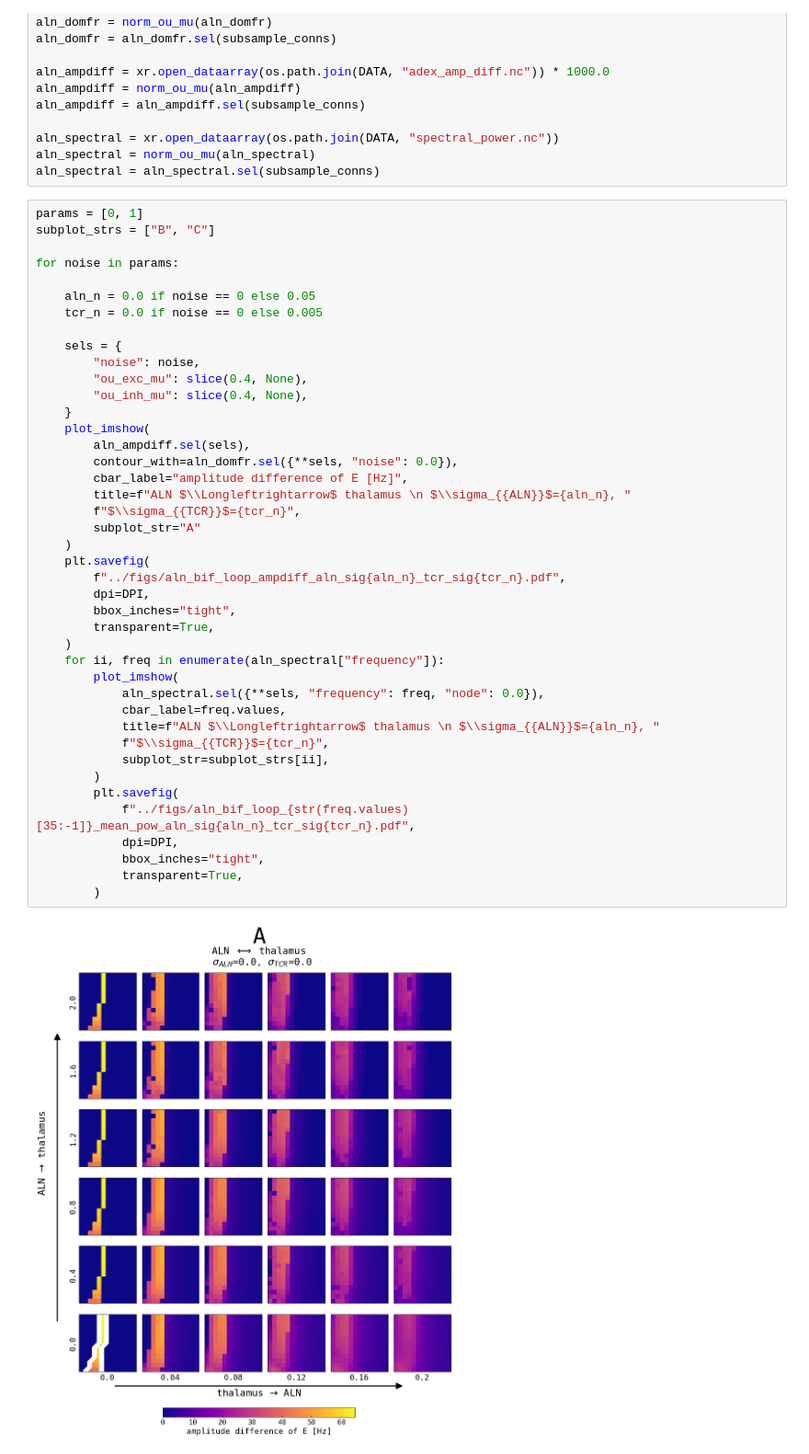
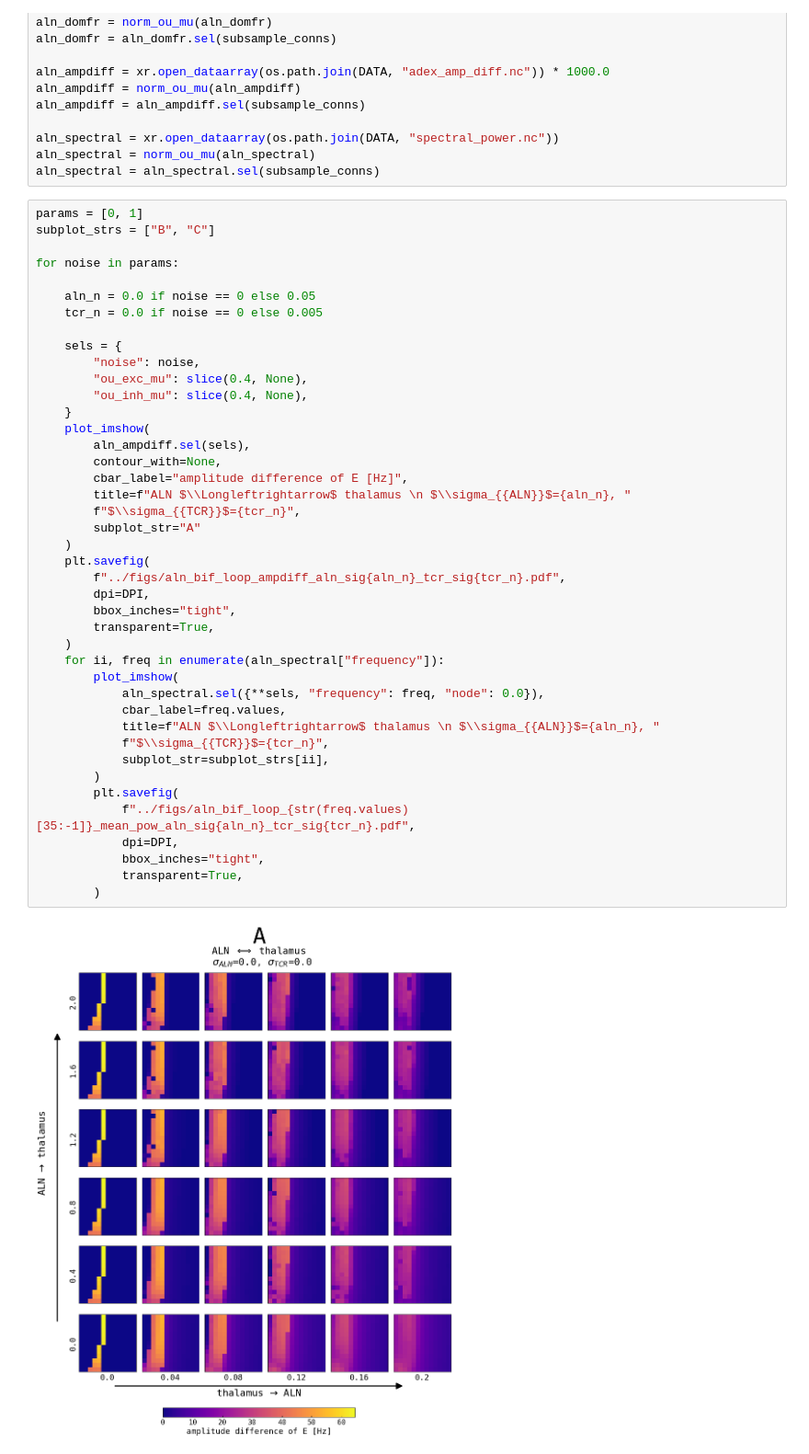
Before and after one commit to jajcayn/thalamocortical_model_study, a Jupyter notebook: fig8 - aln_bif_in_loop.ipynb, the cells around one changed output. Shown at 92% size. Cells and saved outputs as stored; diff of their text form.

```diff
--- a/fig8 - aln_bif_in_loop.ipynb
+++ b/fig8 - aln_bif_in_loop.ipynb
@@ -276,34 +276,34 @@ for noise in params:
         "ou_inh_mu": slice(0.4, None),
     }
     plot_imshow(
         aln_ampdiff.sel(sels),
-        contour_with=aln_domfr.sel({**sels, "noise": 0.0}),
+        contour_with=None,
         cbar_label="amplitude difference of E [Hz]",
         title=f"ALN $\\Longleftrightarrow$ thalamus \n $\\sigma_{{ALN}}$={aln_n}, "
         f"$\\sigma_{{TCR}}$={tcr_n}",
         subplot_str="A"
     )
     plt.savefig(
         f"../figs/aln_bif_loop_ampdiff_aln_sig{aln_n}_tcr_sig{tcr_n}.pdf",
         dpi=DPI,
         bbox_inches="tight",
         transparent=True,
     )
     for ii, freq in enumerate(aln_spectral["frequency"]):
         plot_imshow(
             aln_spectral.sel({**sels, "frequency": freq, "node": 0.0}),
             cbar_label=freq.values,
             title=f"ALN $\\Longleftrightarrow$ thalamus \n $\\sigma_{{ALN}}$={aln_n}, "
             f"$\\sigma_{{TCR}}$={tcr_n}",
             subplot_str=subplot_strs[ii],
         )
         plt.savefig(
             f"../figs/aln_bif_loop_{str(freq.values)[35:-1]}_mean_pow_aln_sig{aln_n}_tcr_sig{tcr_n}.pdf",
             dpi=DPI,
             bbox_inches="tight",
             transparent=True,
         )
 # %% [output]
-[figure, old version]
+[figure, new version]
 [figure]
 [figure]
```
Also changed, not shown: parts of 2 cells of this notebook, 3 other files.
